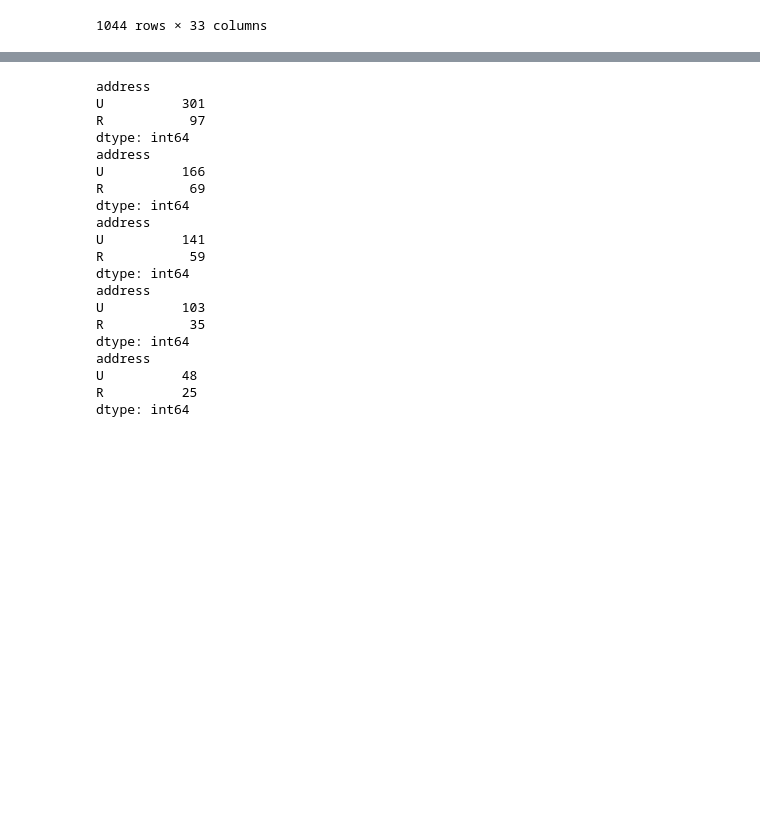
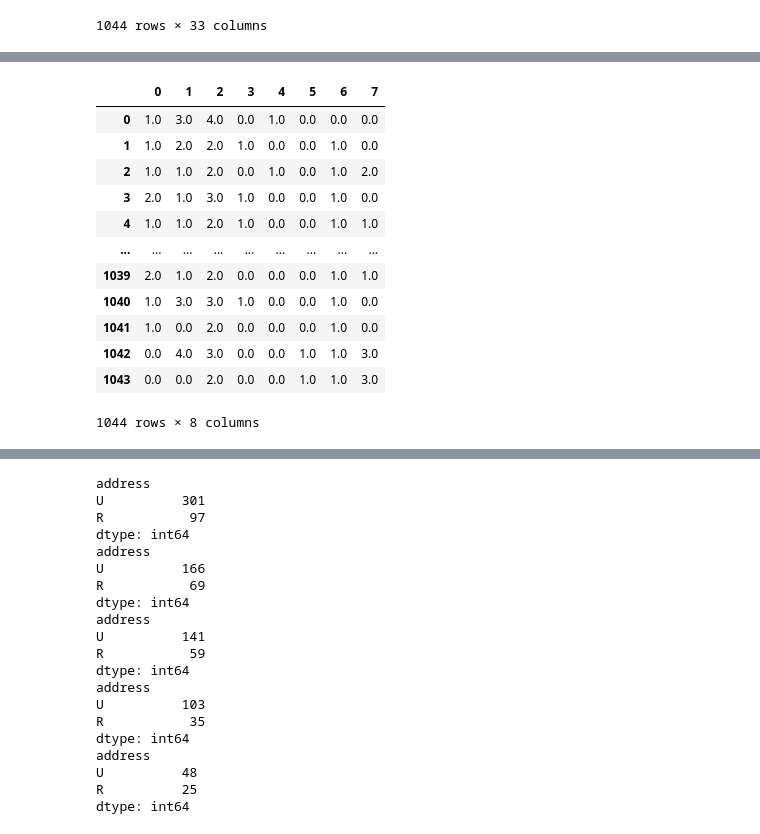
Before and after one commit to Ash-Stat/An-Si-Hyun, a Jupyter notebook: 텀프2탄.ipynb, the cells around one changed output, grey strips where cells are left out. Drawn from its saved outputs; the diff is of its cells as text; code cells hidden in the pictures; blank space fills up the shorter version.

```diff
--- a/텀프2탄.ipynb
+++ b/텀프2탄.ipynb
@@ -22,0 +52,7 @@ student
+# %%
+student=student.replace({'other' : 4,})
+# %%
+from sklearn.preprocessing import OrdinalEncoder
+encoder=OrdinalEncoder()
+result=encoder.fit_transform(student)
+result
@@ -23,3 +78,20 @@ student
+# %%
+result=pd.DataFrame(result)
+result
+# %% [output]
+|  | 0 | 1 | 2 | 3 | 4 | 5 | 6 | 7 |
+| 0 | 1.0 | 3.0 | 4.0 | 0.0 | 1.0 | 0.0 | 0.0 | 0.0 |
+| 1 | 1.0 | 2.0 | 2.0 | 1.0 | 0.0 | 0.0 | 1.0 | 0.0 |
+| 2 | 1.0 | 1.0 | 2.0 | 0.0 | 1.0 | 0.0 | 1.0 | 2.0 |
+| 3 | 2.0 | 1.0 | 3.0 | 1.0 | 0.0 | 0.0 | 1.0 | 0.0 |
+| 4 | 1.0 | 1.0 | 2.0 | 1.0 | 0.0 | 0.0 | 1.0 | 1.0 |
+| ... | ... | ... | ... | ... | ... | ... | ... | ... |
+| 1039 | 2.0 | 1.0 | 2.0 | 0.0 | 0.0 | 0.0 | 1.0 | 1.0 |
+| 1040 | 1.0 | 3.0 | 3.0 | 1.0 | 0.0 | 0.0 | 1.0 | 0.0 |
+| 1041 | 1.0 | 0.0 | 2.0 | 0.0 | 0.0 | 0.0 | 1.0 | 0.0 |
+| 1042 | 0.0 | 4.0 | 3.0 | 0.0 | 0.0 | 1.0 | 1.0 | 3.0 |
+| 1043 | 0.0 | 0.0 | 2.0 | 0.0 | 0.0 | 1.0 | 1.0 | 3.0 |
+1044 rows × 8 columns
 # %%
 Y=student['Walc']
 dataset=student.drop(['school','sex','age','reason'],axis=1)
```
Also changed, not shown: parts of 6 cells of this notebook.
